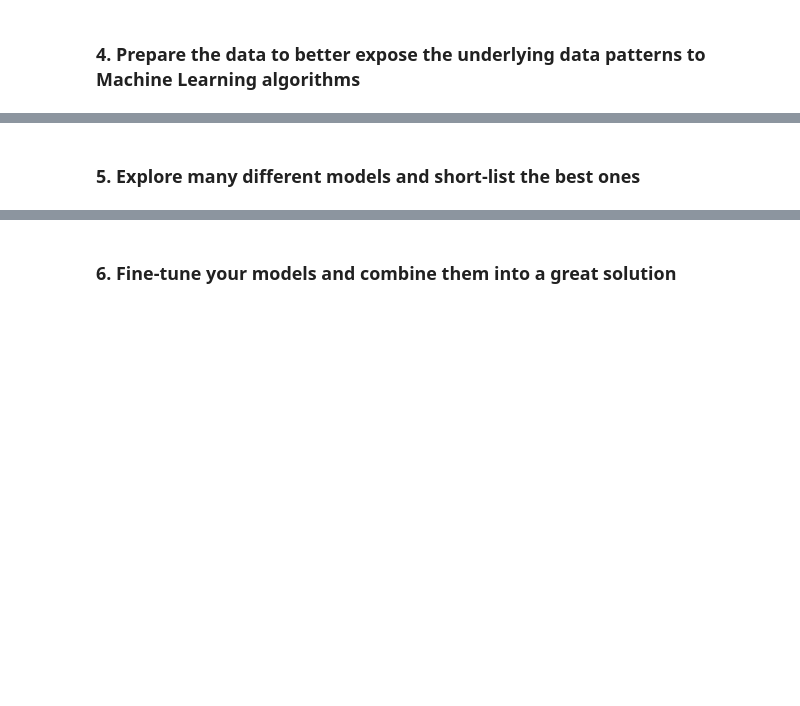
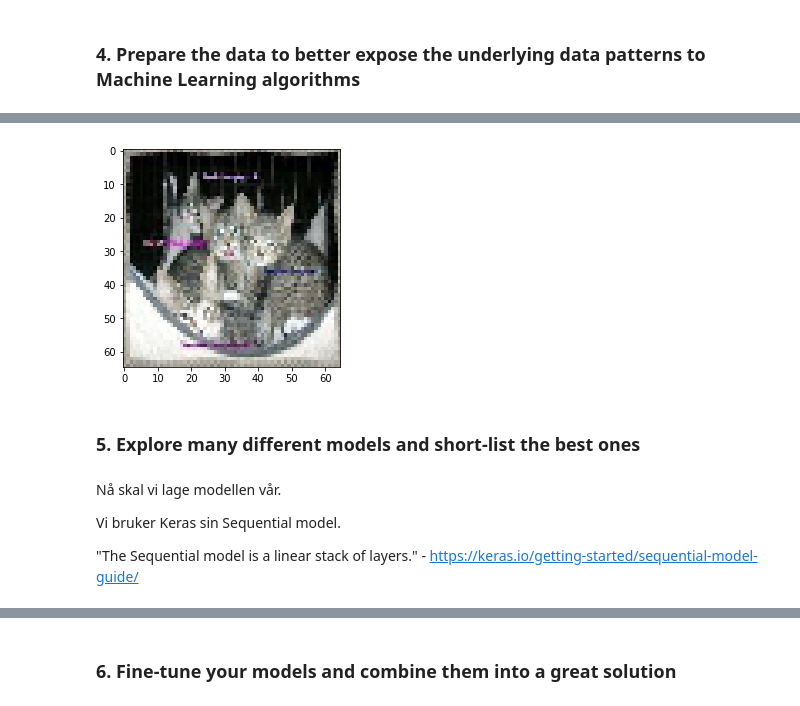
Before and after one commit to H181391/DAT158-Oblig2, a Jupyter notebook: Oblig2-Dogs_vs_Cats.ipynb, the cells around one changed output, grey strips where cells are left out. Saved outputs shown, nothing was run; the diff lists cells and outputs as text; code cells hidden in the pictures; blank space fills up the shorter version.

```diff
--- a/Oblig2-Dogs_vs_Cats.ipynb
+++ b/Oblig2-Dogs_vs_Cats.ipynb
@@ -230,0 +209,12 @@ model = tflearn.DNN(convnet, tensorboard_dir='log')
+# %%
+X = []
+y = []
+
+for i in range(len(train_data)):
+    X.append(train_data[i])
+    y.append(labels[i])
+
+#X = np.array(X)
+X = np.array(X).reshape(len(train_data), IMAGE_SIZE, IMAGE_SIZE, 3)
+#X = np.array(X).reshape(-1, IMAGE_SIZE, IMAGE_SIZE, 3)
+y = np.array(y)
@@ -231,2 +223,19 @@ model = tflearn.DNN(convnet, tensorboard_dir='log')
+# %%
+from sklearn.model_selection import train_test_split
+
+X_train, X_test, y_train, y_test = train_test_split(X, y, test_size = 0.2, random_state = 96)
+# %%
+b,g,r = cv2.split(X_train[200])
+img_show = cv2.merge((r,g,b))
+plt.imshow(img_show)
+plt.show()
+# %% [output]
+[figure, added]
 # %% [markdown]
 ### 5. Explore many different models and short-list the best ones
+# %% [markdown]
+Nå skal vi lage modellen vår.
+
+Vi bruker Keras sin Sequential model.
+
+"The Sequential model is a linear stack of layers." - https://keras.io/getting-started/sequential-model-guide/
```
Also changed, not shown: parts of 64 cells of this notebook, 1 other file.
